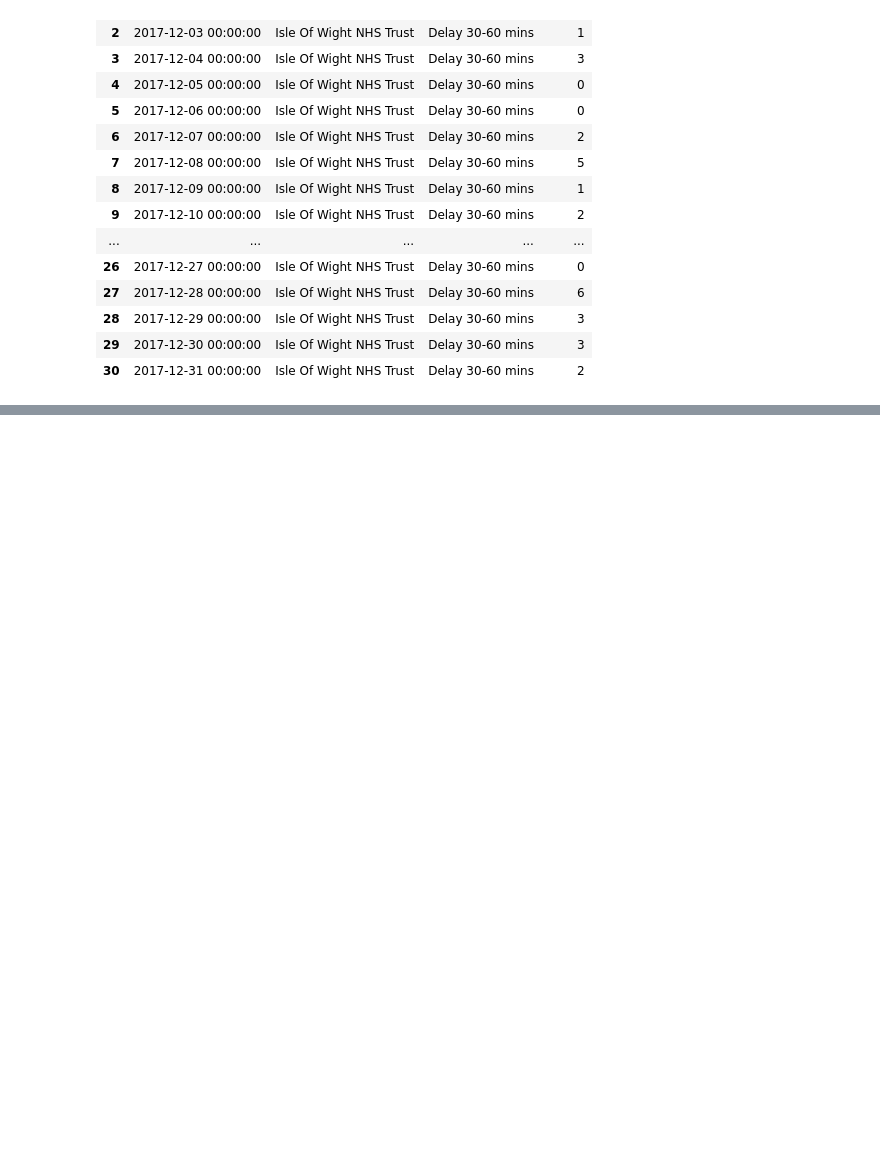
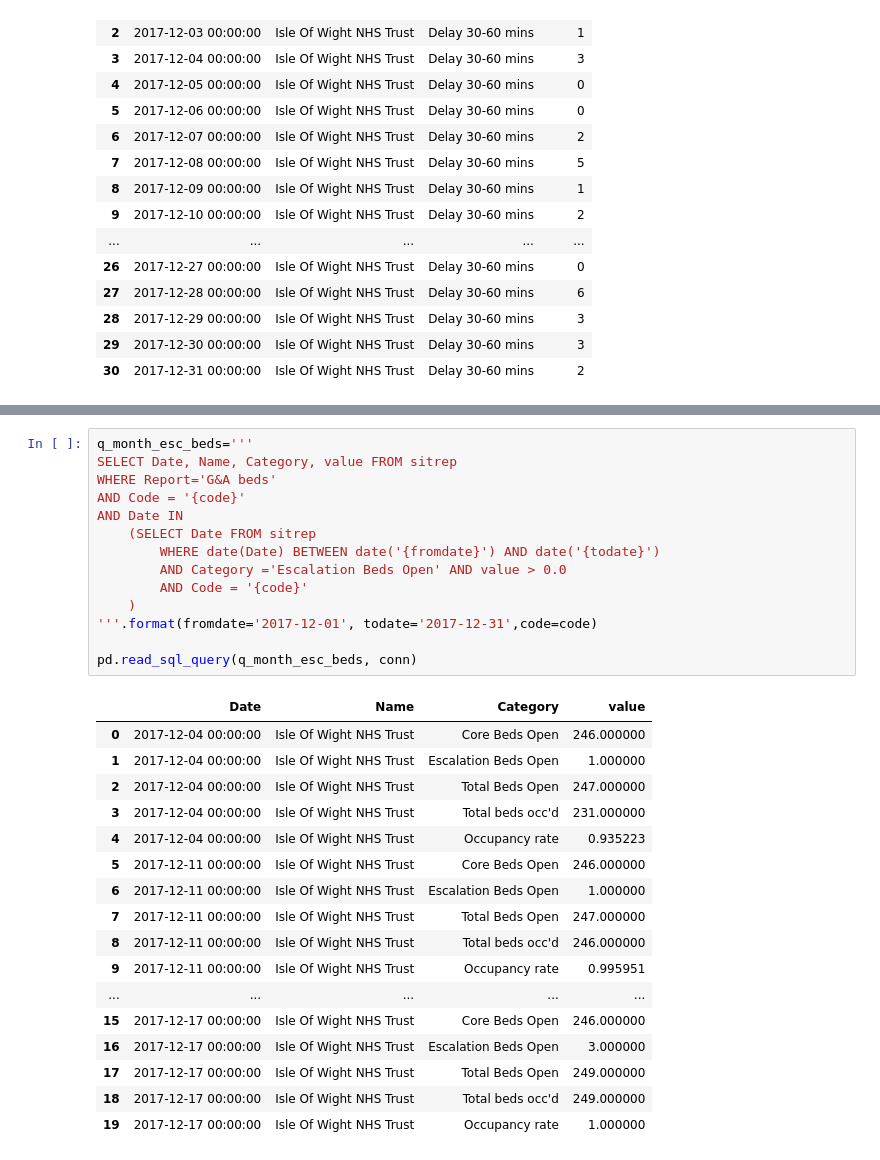
Before and after one commit to psychemedia/openHealthDataDoodles, a Jupyter notebook: notebooks/Winter_SitRep.ipynb, the cells around one changed output, grey strips where cells are left out. Cells and saved outputs as stored; diff of their text form; blank space fills up the shorter version.

```diff
--- a/notebooks/Winter_SitRep.ipynb
+++ b/notebooks/Winter_SitRep.ipynb
@@ -665,0 +744,32 @@ pd.read_sql_query(q_month, conn)
+# %%
+q_month_esc_beds='''
+SELECT Date, Name, Category, value FROM sitrep
+WHERE Report='G&A beds'
+AND Code = '{code}'
+AND Date IN
+    (SELECT Date FROM sitrep
+        WHERE date(Date) BETWEEN date('{fromdate}') AND date('{todate}')
+        AND Category ='Escalation Beds Open' AND value > 0.0
+        AND Code = '{code}'
+    )
+'''.format(fromdate='2017-12-01', todate='2017-12-31',code=code)
+
+pd.read_sql_query(q_month_esc_beds, conn)
+# %% [output]
+|  | Date | Name | Category | value |
+| 0 | 2017-12-04 00:00:00 | Isle Of Wight NHS Trust | Core Beds Open | 246.000000 |
+| 1 | 2017-12-04 00:00:00 | Isle Of Wight NHS Trust | Escalation Beds Open | 1.000000 |
+| 2 | 2017-12-04 00:00:00 | Isle Of Wight NHS Trust | Total Beds Open | 247.000000 |
+| 3 | 2017-12-04 00:00:00 | Isle Of Wight NHS Trust | Total beds occ'd | 231.000000 |
+| 4 | 2017-12-04 00:00:00 | Isle Of Wight NHS Trust | Occupancy rate | 0.935223 |
+| 5 | 2017-12-11 00:00:00 | Isle Of Wight NHS Trust | Core Beds Open | 246.000000 |
+| 6 | 2017-12-11 00:00:00 | Isle Of Wight NHS Trust | Escalation Beds Open | 1.000000 |
+| 7 | 2017-12-11 00:00:00 | Isle Of Wight NHS Trust | Total Beds Open | 247.000000 |
+| 8 | 2017-12-11 00:00:00 | Isle Of Wight NHS Trust | Total beds occ'd | 246.000000 |
+| 9 | 2017-12-11 00:00:00 | Isle Of Wight NHS Trust | Occupancy rate | 0.995951 |
+| ... | ... | ... | ... | ... |
+| 15 | 2017-12-17 00:00:00 | Isle Of Wight NHS Trust | Core Beds Open | 246.000000 |
+| 16 | 2017-12-17 00:00:00 | Isle Of Wight NHS Trust | Escalation Beds Open | 3.000000 |
+| 17 | 2017-12-17 00:00:00 | Isle Of Wight NHS Trust | Total Beds Open | 249.000000 |
+| 18 | 2017-12-17 00:00:00 | Isle Of Wight NHS Trust | Total beds occ'd | 249.000000 |
+| 19 | 2017-12-17 00:00:00 | Isle Of Wight NHS Trust | Occupancy rate | 1.000000 |
```
Also changed, not shown: parts of 6 cells of this notebook.
